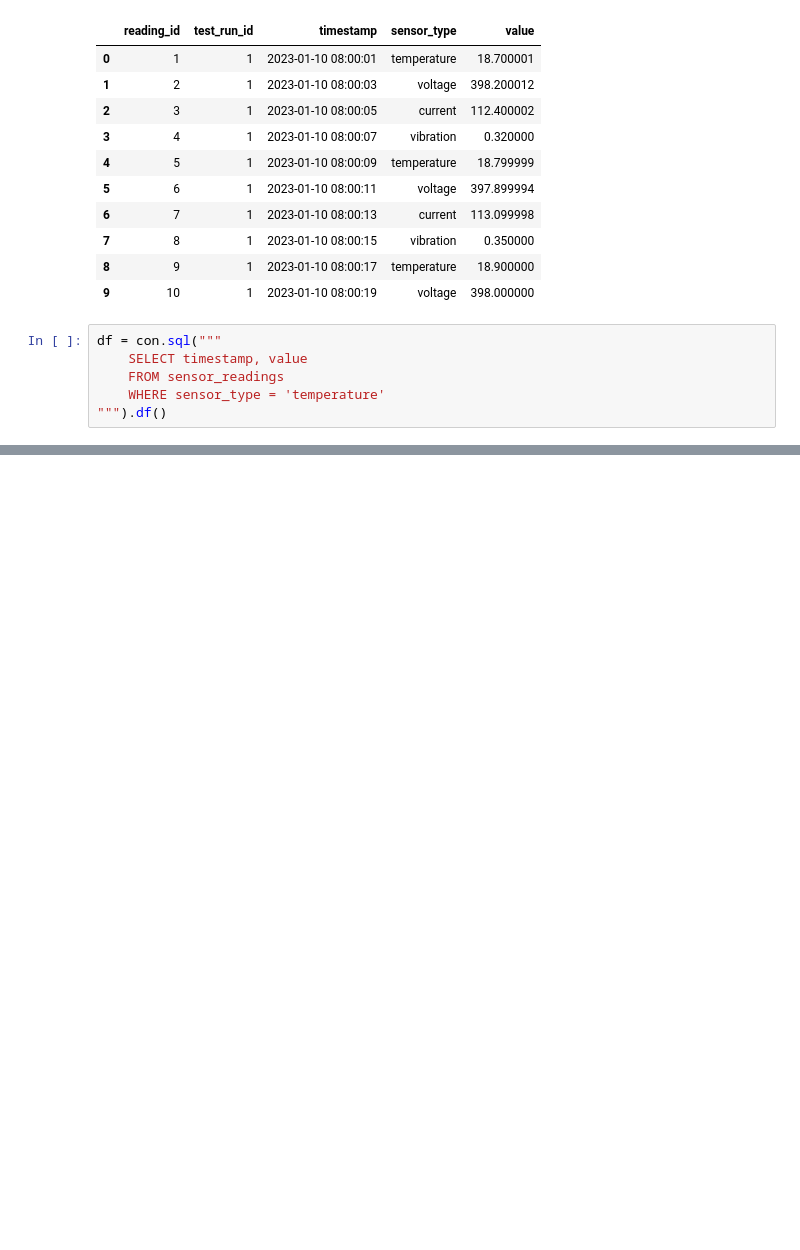
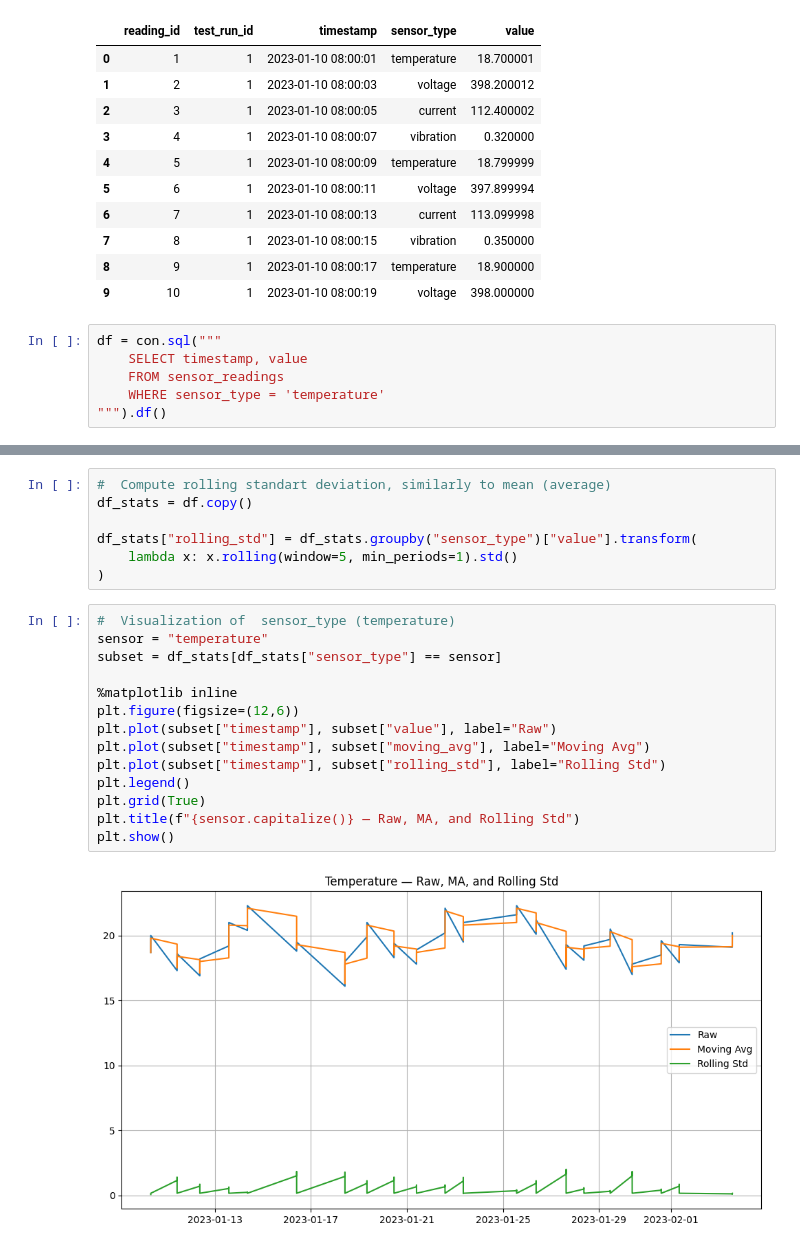
Before and after one commit to montahabouezzed-sys/process-data-sql-lab, a Jupyter notebook: notebooks/analysis.ipynb, the cells around one changed output, grey strips where cells are left out. Saved outputs shown, nothing was run; the diff lists cells and outputs as text; blank space fills up the shorter version.

```diff
--- a/notebooks/analysis.ipynb
+++ b/notebooks/analysis.ipynb
@@ -80,0 +126,23 @@ plt.show()
+# %%
+#  Compute rolling standart deviation, similarly to mean (average)
+df_stats = df.copy()
+
+df_stats["rolling_std"] = df_stats.groupby("sensor_type")["value"].transform(
+    lambda x: x.rolling(window=5, min_periods=1).std()
+)
+# %%
+#  Visualization of  sensor_type (temperature)
+sensor = "temperature"
+subset = df_stats[df_stats["sensor_type"] == sensor]
+
+%matplotlib inline
+plt.figure(figsize=(12,6))
+plt.plot(subset["timestamp"], subset["value"], label="Raw")
+plt.plot(subset["timestamp"], subset["moving_avg"], label="Moving Avg")
+plt.plot(subset["timestamp"], subset["rolling_std"], label="Rolling Std")
+plt.legend()
+plt.grid(True)
+plt.title(f"{sensor.capitalize()} — Raw, MA, and Rolling Std")
+plt.show()
+# %% [output]
+[figure, added]
```
Also changed, not shown: parts of 9 cells of this notebook.
